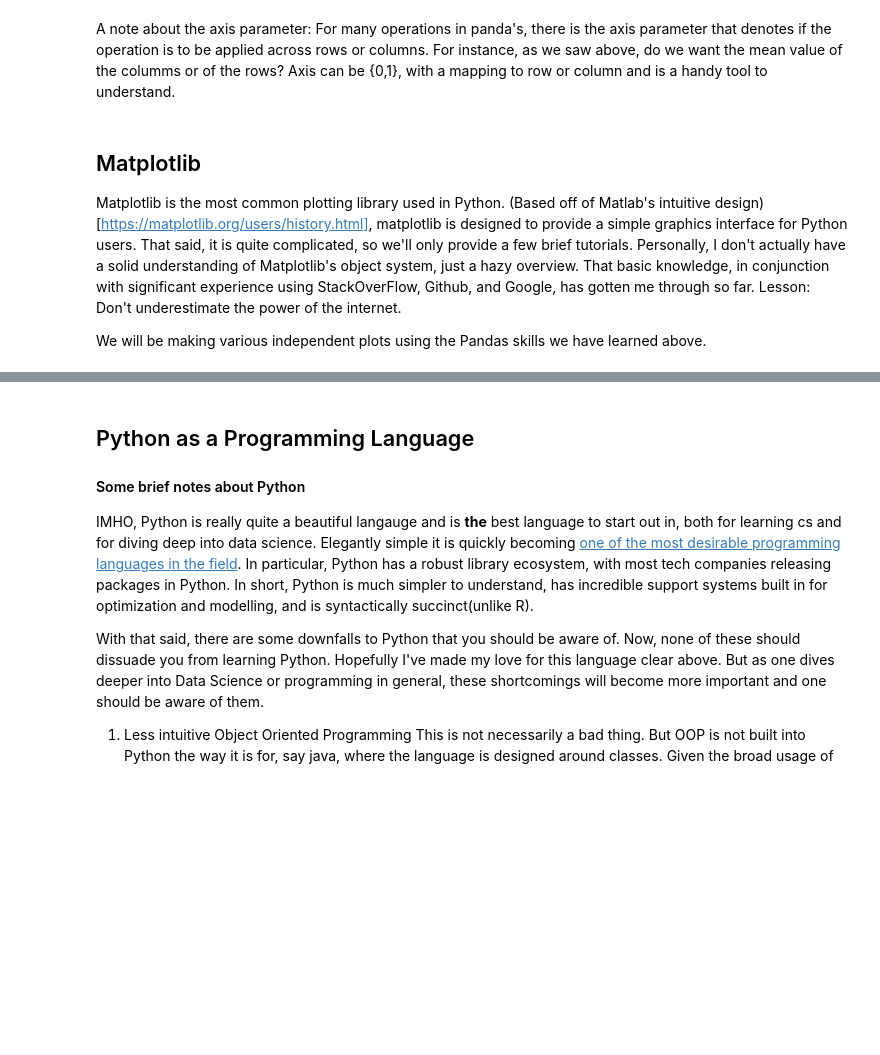
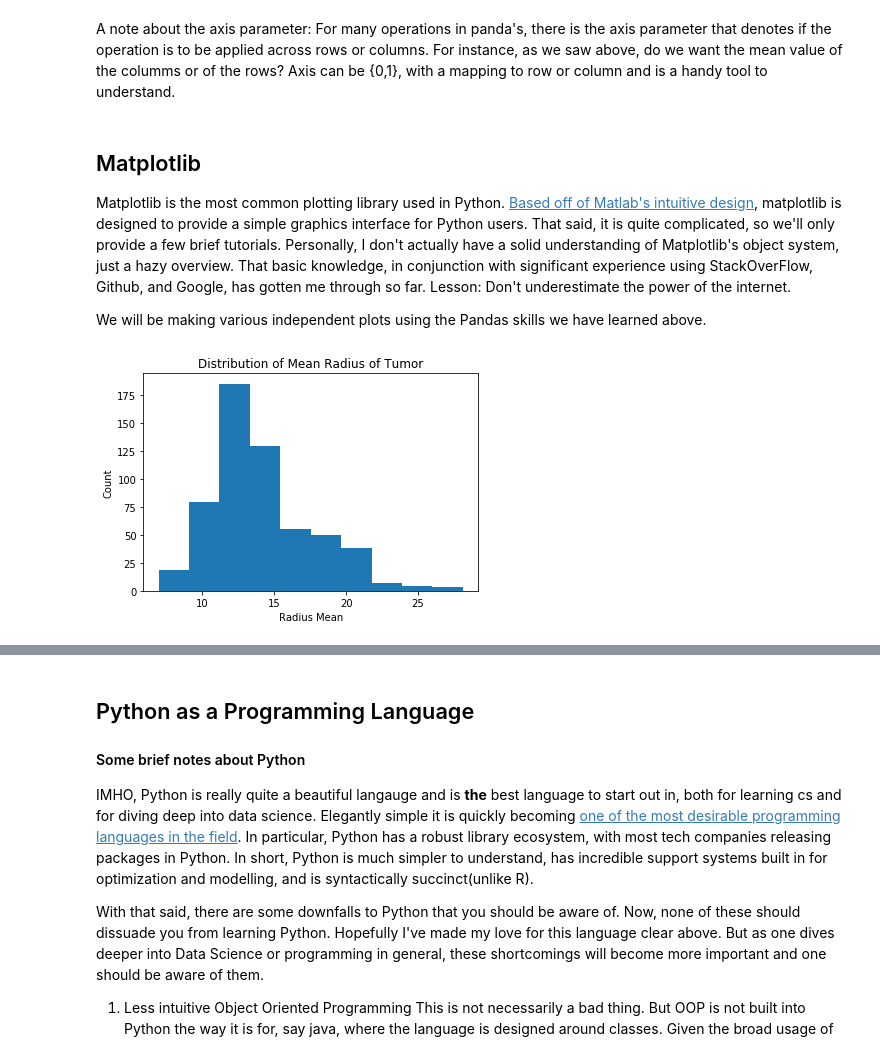
Before and after one commit to charlesxjyang/ML-tutorials, a Jupyter notebook: Python Tutorial/Python for Data Science Tutorial.ipynb, the cells around one changed output, grey strips where cells are left out. Saved outputs shown, nothing was run; the diff lists cells and outputs as text; code cells hidden in the pictures; blank space fills up the shorter version.

```diff
--- a/Python Tutorial/Python for Data Science Tutorial.ipynb
+++ b/Python Tutorial/Python for Data Science Tutorial.ipynb
@@ -384,16 +449,18 @@ For many operations in panda's, there is the axis parameter that denotes if the
 # %% [markdown]
 <a id='Matplotlib'></a>
 ## Matplotlib
-Matplotlib is the most common plotting library used in Python. (Based off of Matlab's intuitive design)[https://matplotlib.org/users/history.html], matplotlib is designed to provide a simple graphics interface for Python users. That said, it is quite complicated, so we'll only provide a few brief tutorials. Personally, I don't actually have a solid understanding of Matplotlib's object system, just a hazy overview. That basic knowledge, in conjunction with significant experience using StackOverFlow, Github, and Google, has gotten me through so far. Lesson: Don't underestimate the power of the internet.
+Matplotlib is the most common plotting library used in Python. [Based off of Matlab's intuitive design](https://matplotlib.org/users/history.html), matplotlib is designed to provide a simple graphics interface for Python users. That said, it is quite complicated, so we'll only provide a few brief tutorials. Personally, I don't actually have a solid understanding of Matplotlib's object system, just a hazy overview. That basic knowledge, in conjunction with significant experience using StackOverFlow, Github, and Google, has gotten me through so far. Lesson: Don't underestimate the power of the internet.
 
 We will be making various independent plots using the Pandas skills we have learned above.
 # %%
 #Let's plot the distribution of the radius mean
 import matplotlib.pyplot as plt
 %matplotlib inline
-figure,ax = plt.subplots()
+fig,ax = plt.subplots()
 ax.hist(df['radius_mean'])
 ax.set_title("Distribution of Mean Radius of Tumor")
 ax.set_xlabel("Radius Mean")
 ax.set_ylabel("Count")
 fig.show()
+# %% [output]
+[figure, added]
```
Also changed, not shown: parts of 30 cells of this notebook.
